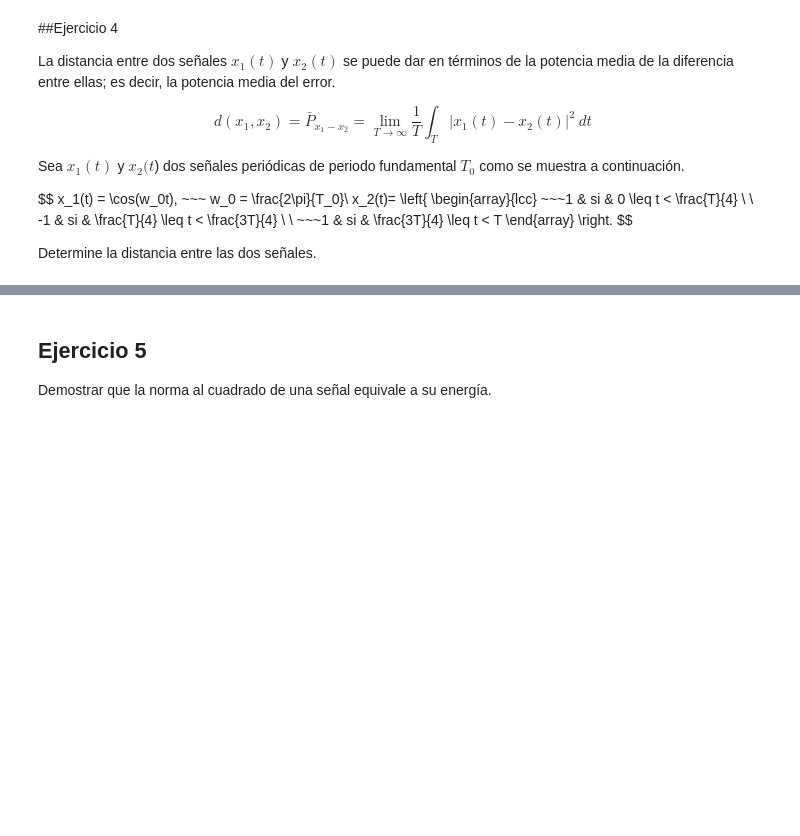
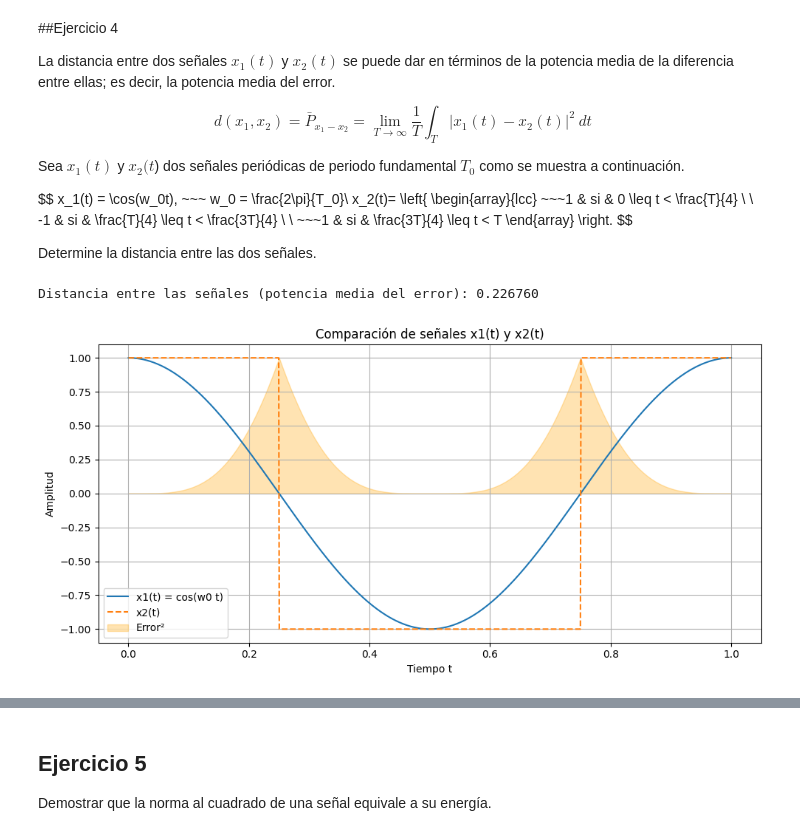
Before and after one commit to FREYDER18/SYS, a Jupyter notebook: Copia_de_CUADERNO_5_FINALIZADO_.ipynb, the cells around one changed output, grey strips where cells are left out. Drawn from its saved outputs; the diff is of its cells as text; code cells hidden in the pictures; blank space fills up the shorter version.

```diff
--- a/Copia_de_CUADERNO_5_FINALIZADO_.ipynb
+++ b/Copia_de_CUADERNO_5_FINALIZADO_.ipynb
@@ -426,3 +449,35 @@ x_2(t)= \left\{ \begin{array}{lcc}
 $$
 
 Determine la distancia entre las dos señales.
+# %%
+import numpy as np
+import matplotlib.pyplot as plt
+
+T = 1.0
+w0 = 2 * np.pi / T
+N = 1000
+t = np.linspace(0, T, N)
+
+x1 = np.cos(w0 * t)
+x2 = np.piecewise( t, [t < T/4, (t >= T/4) & (t < 3*T/4), t >= 3*T/4],[1, -1, 1])
+
+error_cuadrado = (x1 - x2)**2
+dt = t[1] - t[0]
+distancia = (1 / T) * np.sum(error_cuadrado) * dt
+
+print(f"Distancia entre las señales (potencia media del error): {distancia:.6f}")
+
+plt.figure(figsize=(10, 5))
+plt.plot(t, x1, label='x1(t) = cos(w0 t)')
+plt.plot(t, x2, label='x2(t)', linestyle='--')
+plt.fill_between(t, 0, error_cuadrado, color='orange', alpha=0.3, label='Error²')
+plt.title('Comparación de señales x1(t) y x2(t)')
+plt.xlabel('Tiempo t')
+plt.ylabel('Amplitud')
+plt.legend()
+plt.grid(True)
+plt.tight_layout()
+plt.show()
+# %% [output]
+Distancia entre las señales (potencia media del error): 0.226760
+[figure, added]
```
Also changed, not shown: parts of 5 cells of this notebook.
